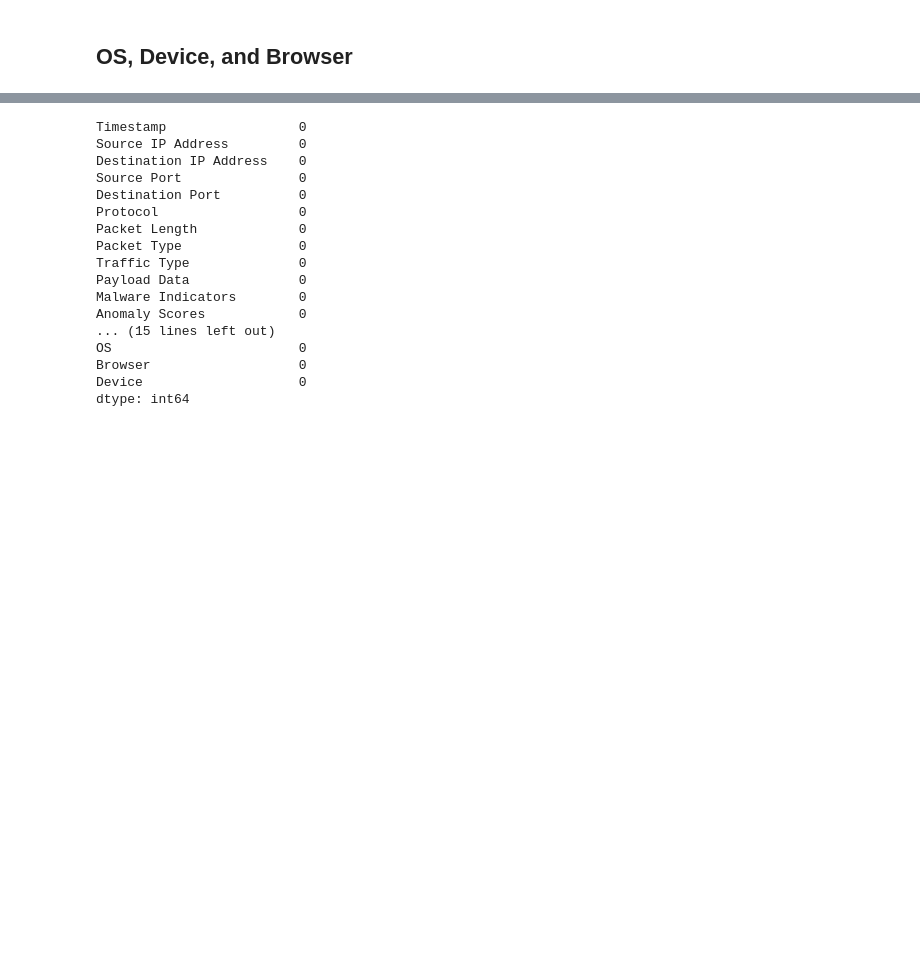
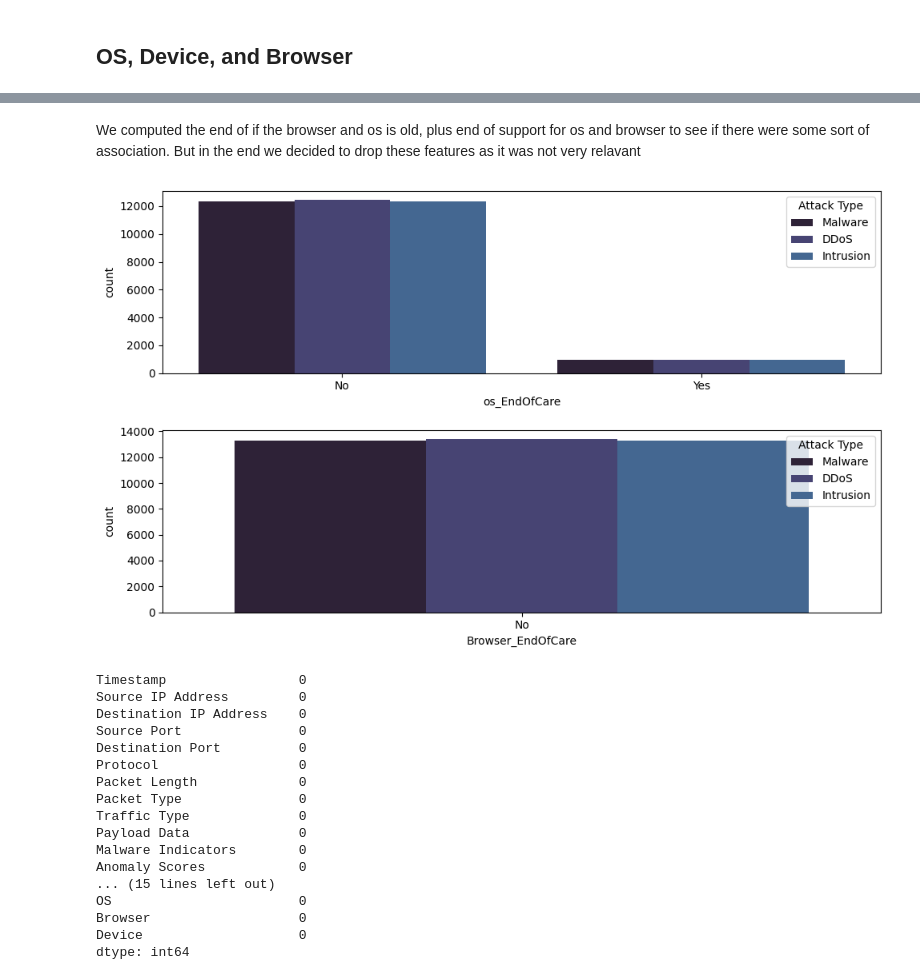
Before and after one commit to sacumesh/cyber-attack-predictor, a Jupyter notebook: notebooks/main.ipynb, the cells around one changed output, grey strips where cells are left out. Saved outputs shown, nothing was run; the diff lists cells and outputs as text; code cells hidden in the pictures; blank space fills up the shorter version.

```diff
--- a/notebooks/main.ipynb
+++ b/notebooks/main.ipynb
@@ -480,13 +473,19 @@ def parse_user_agent(device_info):
 # %%
-# df_browser_list = pd.read_excel(config.DATA_DIR / 'raw' / 'list_os_browsers.xlsx', sheet_name='EOC BW') #EOC BW sheet with the browsers date
-# df_os_list = pd.read_excel(config.DATA_DIR / 'raw' / 'list_os_browsers.xlsx', sheet_name='EOC OS')
+df_browser_list = pd.read_excel(config.DATA_DIR / 'raw' / 'list_os_browsers.xlsx', sheet_name='EOC BW') #EOC BW sheet with the browsers date
+df_os_list = pd.read_excel(config.DATA_DIR / 'raw' / 'list_os_browsers.xlsx', sheet_name='EOC OS')
 
-# df = df.merge(df_os_list, how='left', left_on="version_os", right_on="Système d'exploitation")
+df = df.merge(df_os_list, how='left', left_on="version_os", right_on="Système d'exploitation")
 
-# df = df.merge(df_browser_list, how='left', left_on="version_browser", right_on= "Bibliothèque")
 
-# df.isnull().sum().sort_values(ascending=False)
+mean_date_de_sortie_os = int(df_os_list ['Date de sortie'].mean().round())
+mean_date_de_support_os = int(df_os_list ['Date de fin de support'].mean().round())
+df['Date de sortie_OS'] = df['Date de sortie'].fillna(mean_date_de_sortie_os)
+df['Date de fin de support_OS'] = df['Date de fin de support'].fillna(mean_date_de_support_os)
+df = df.drop(columns=['Date de sortie', 'Date de fin de support'])
 
-# #Compute the mean to fill the null values
-# df['Date de sortie_Brw'] = df['Date de sortie_y'].fillna(int(df_browser_list ['Date de sortie'].mean().round()))
-# df['Date de fin de support_Brw'] = df['Date de fin de support_y'].fillna(int(df_browser_list ['Date de fin de support'].mean().round()))
+df = df.merge(df_browser_list, how='left', left_on="version_browser", right_on= "Bibliothèque")
+
+mean_date_de_sortie_browser = int(df_browser_list ['Date de sortie'].mean().round())
+mean_date_de_support_browser = int(df_browser_list ['Date de fin de support'].mean().round())
+df['Date de sortie_Brw'] = df['Date de sortie'].fillna(mean_date_de_sortie_browser)
+df['Date de fin de support_Brw'] = df['Date de fin de support'].fillna(mean_date_de_support_browser)
@@ -526 +512,26 @@ def parse_user_agent(device_info):
+# %%
+df['Timestamp'] = pd.to_datetime(df['Timestamp'])
+df['year_attack'] = df['Timestamp'].dt.year
+df['os_EndOfCare'] = df.apply(lambda row: "Yes" if row['year_attack'] < row['Date de fin de support_OS'] else "No", axis=1)
+df['os_yold'] = df['year_attack']-df['Date de sortie_OS']
+
+df['Browser_EndOfCare'] = df.apply(lambda row: "Yes" if row['year_attack'] < row['Date de fin de support_Brw'] else "No", axis=1)
+df['Browser_yold'] = df['year_attack']-df['Date de sortie_Brw']
+df_date = df
+# %% [markdown]
+We computed the end of if the browser and os is old, plus end of support for os and browser to see if there were some sort of association. But in the end we decided to drop these features as it was not very relavant
+# %%
+sns.set_palette("mako")
+
+fig,(ax1, ax2) = plt.subplots(2, 1, figsize=(10, 6), sharex=False)
+
+sns.countplot(data=df, x='os_EndOfCare', hue='Attack Type',ax=ax1)
+
+# IDS/IPS Alerts
+sns.countplot(data=df, x='Browser_EndOfCare', hue='Attack Type',ax=ax2)
+plt.tight_layout(h_pad=2)
+
+plt.show()
+# %% [output]
+[figure, added]
 # %%
```
Also changed, not shown: parts of 8 cells of this notebook.
